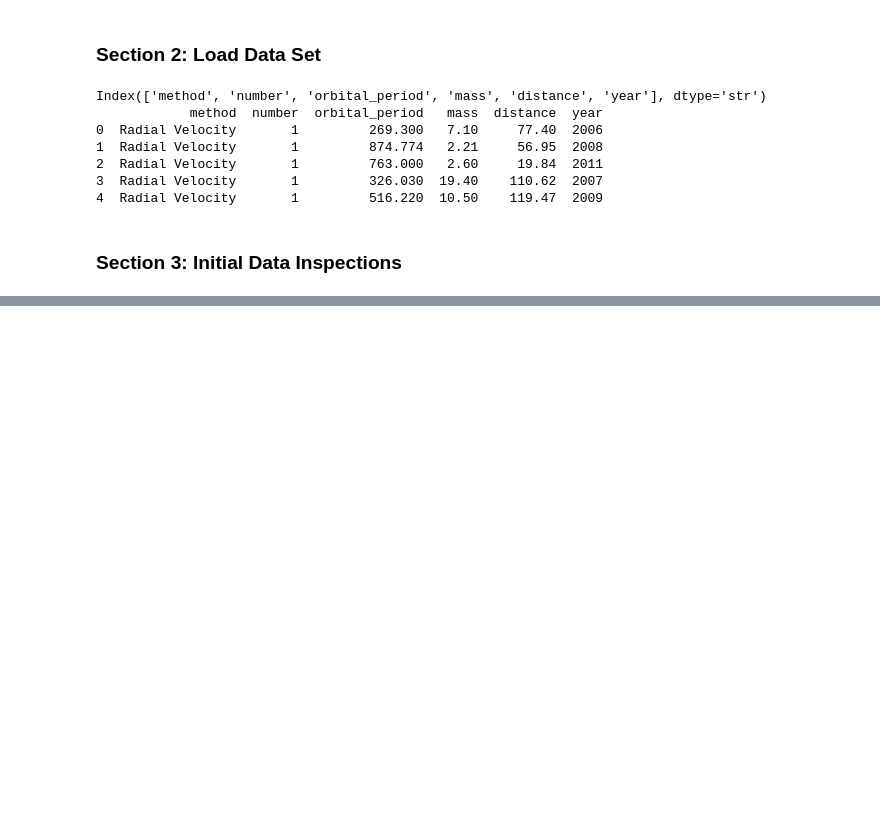
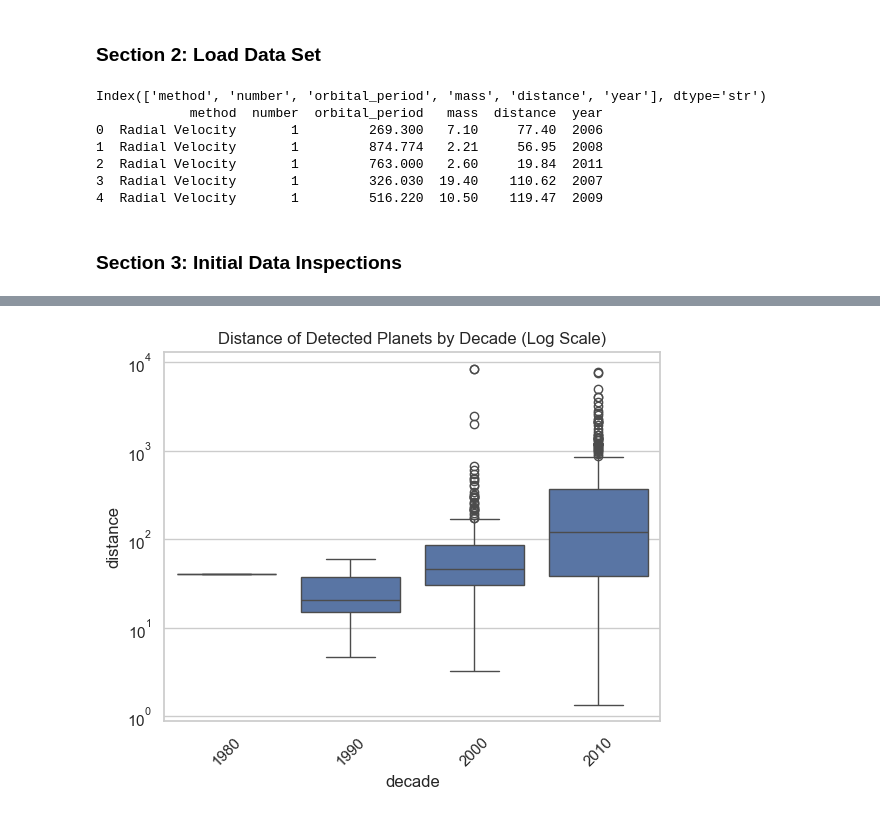
Before and after one commit to kander643/datafun-06-eda, a Jupyter notebook: kander643_eda.ipynb, the cells around one changed output, grey strips where cells are left out. Drawn from its saved outputs; the diff is of its cells as text; code cells hidden in the pictures; blank space fills up the shorter version.

```diff
--- a/kander643_eda.ipynb
+++ b/kander643_eda.ipynb
@@ -85,0 +135,10 @@ sns.histplot(data=planets, x="year", bins=20)
+# %%
+planets["decade"] = (planets["year"] // 10) * 10
+
+sns.boxplot(data=planets, x="decade", y="distance")
+plt.yscale("log")
+plt.xticks(rotation=45)
+plt.title("Distance of Detected Planets by Decade (Log Scale)")
+plt.show()
+# %% [output]
+[figure, added]
```
Also changed, not shown: parts of 16 cells of this notebook.
